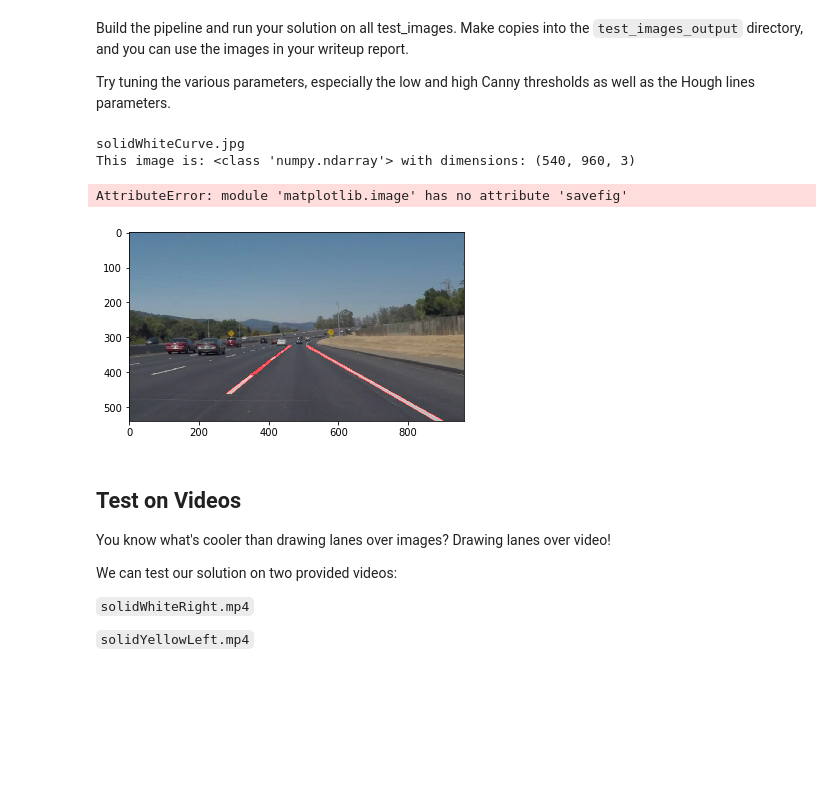
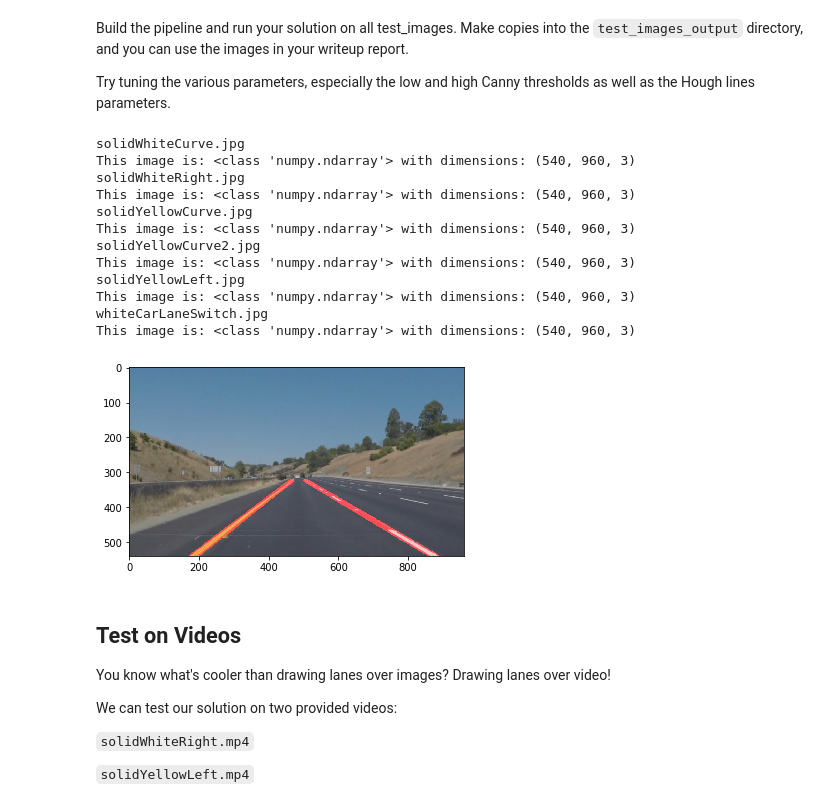
Before and after one commit to OSR-raw/SelfDriving2, a Jupyter notebook: CarND-LaneLines-P1/P1.ipynb, the cells around one changed output. Saved outputs shown, nothing was run; the diff lists cells and outputs as text; code cells hidden in the pictures; blank space fills up the shorter version.

Commit message:
Update. Single line in progess.

```diff
--- a/CarND-LaneLines-P1/P1.ipynb
+++ b/CarND-LaneLines-P1/P1.ipynb
@@ -188,7 +265,7 @@ Try tuning the various parameters, especially the low and high Canny thresholds
 # %%
 # TODO: Build your pipeline that will draw lane lines on the test_images
 # then save them to the test_images directory.
-def process_image(image):
+def process_image(image, yDelta = 0):
     #printing out some stats and plotting
     print('This image is:', type(image), 'with dimensions:', image.shape)
 
@@ -201,43 +278,55 @@ def process_image(image):
 
     imshape = image.shape
     param1 = 0.60
-    vertices = np.array([[(0,imshape[0]),(imshape[1]*0.47, imshape[0]*param1), (imshape[1]*0.54, imshape[0]*param1), (imshape[1],imshape[0])]], dtype=np.int32)
+    vertices = np.array([[(50,imshape[0]-yDelta),(imshape[1]*0.47, imshape[0]*param1), (imshape[1]*0.54, imshape[0]*param1), (imshape[1]-50,imshape[0]-yDelta)]], dtype=np.int32)
 
     masked_edges = region_of_interest(edges, vertices)
     #return masked_edges
 
     # Define the Hough transform parameters
     # Make a blank the same size as our image to draw on
     rho = 2 # distance resolution in pixels of the Hough grid
     theta = np.pi/360 # angular resolution in radians of the Hough grid
     threshold =   62  # minimum number of votes (intersections in Hough grid cell)
-    min_line_len = 6 #minimum number of pixels making up a line
+    min_line_len = 7 #minimum number of pixels making up a line
     max_line_gap = 200   # maximum gap in pixels between connectable line segments
 
     line_image = hough_lines(masked_edges, rho, theta, threshold, min_line_len, max_line_gap)
     #return line_image
 
     # Create a "color" binary image to combine with line image
     color_edges = np.dstack((edges, edges, edges))
 
     # Draw the lines on the edge image
     lines_edges = weighted_img(line_image, image, x=0.8, y=1., z=0.)
     return lines_edges
 
 folder = 'test_images/'
-outFolder = 'test_images_res/'
+outFolder = 'test_images_output/'
+
+if not os.path.exists(outFolder):
+    os.makedirs(outFolder)
+
 for x in images:
     print (x)
     image = mpimg.imread(folder+x)
     res = process_image(image)
     plt.imshow(res)
-    mpimg.imsave("out.png", img)
-    mpimg.savefig(outFolder+x)
+    mpimg.imsave(outFolder+x, res)
 # %% [output]
 solidWhiteCurve.jpg
 This image is: <class 'numpy.ndarray'> with dimensions: (540, 960, 3)
+solidWhiteRight.jpg
+This image is: <class 'numpy.ndarray'> with dimensions: (540, 960, 3)
+solidYellowCurve.jpg
+This image is: <class 'numpy.ndarray'> with dimensions: (540, 960, 3)
+solidYellowCurve2.jpg
+This image is: <class 'numpy.ndarray'> with dimensions: (540, 960, 3)
+solidYellowLeft.jpg
+This image is: <class 'numpy.ndarray'> with dimensions: (540, 960, 3)
+whiteCarLaneSwitch.jpg
+This image is: <class 'numpy.ndarray'> with dimensions: (540, 960, 3)
-AttributeError: module 'matplotlib.image' has no attribute 'savefig'
-[figure, old version]
+[figure, new version]
 # %% [markdown]
 ## Test on Videos
 
```
Also changed, not shown: parts of 9 cells of this notebook, 15 other files.
